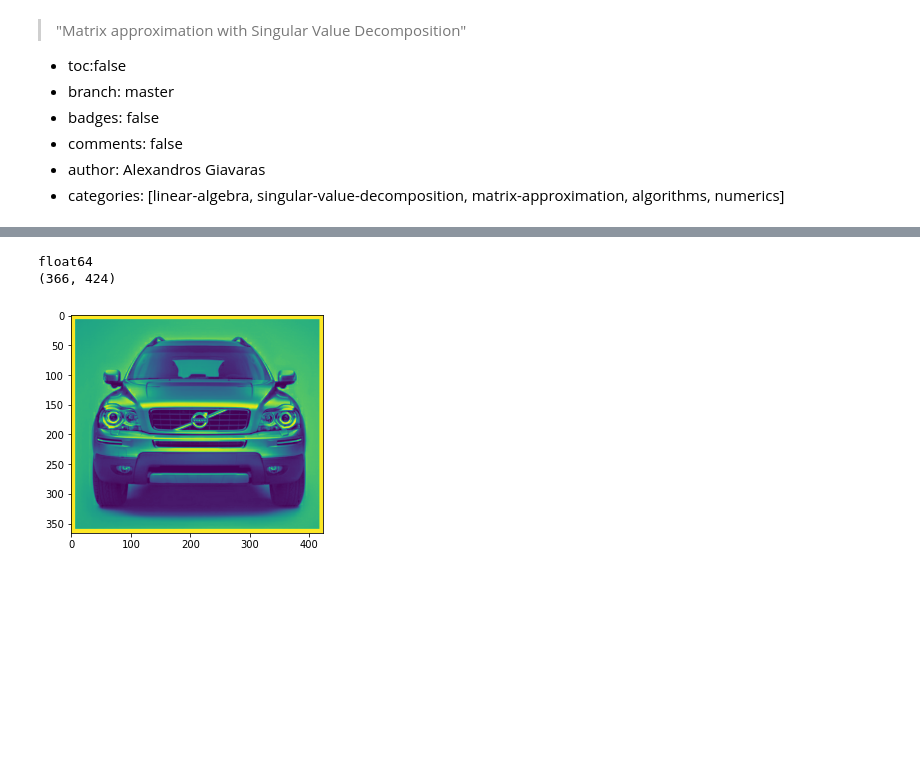
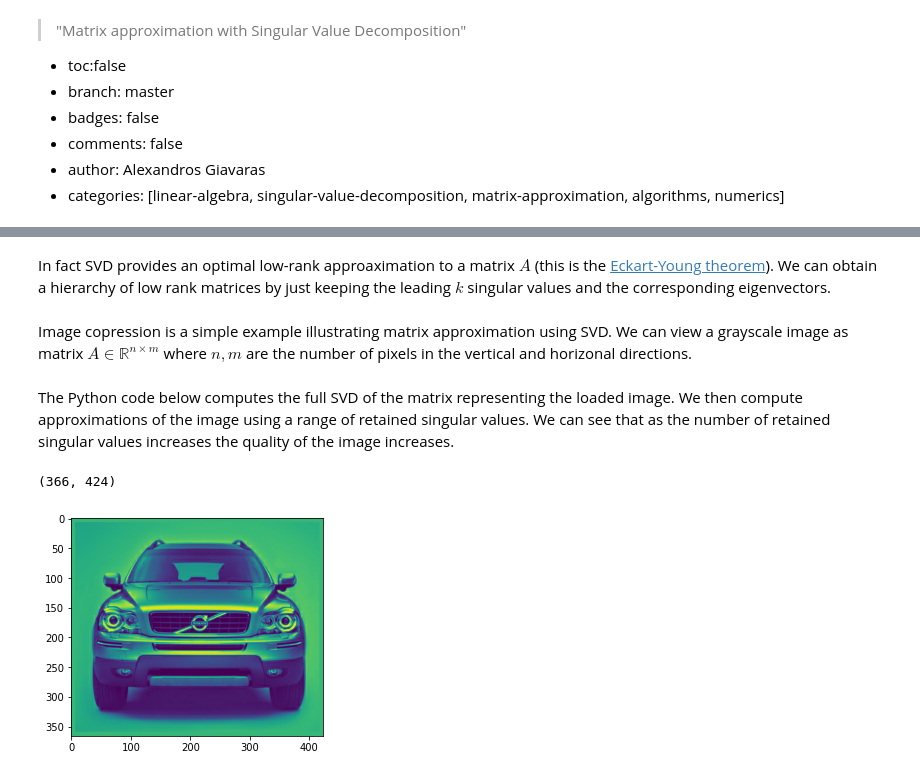
Before and after one commit to pockerman/qubit_opus, a Jupyter notebook: _notebooks/2013-03-14-matrix-approximation.ipynb, the cells around one changed output, grey strips where cells are left out. Drawn from its saved outputs; the diff is of its cells as text; code cells hidden in the pictures; blank space fills up the shorter version.

```diff
--- a/_notebooks/2013-03-14-matrix-approximation.ipynb
+++ b/_notebooks/2013-03-14-matrix-approximation.ipynb
@@ -11,3 +13,9 @@
+# %% [markdown]
+In fact SVD provides an optimal low-rank approaximation to a matrix $A$ (this is the <a href="https://en.wikipedia.org/wiki/Low-rank_approximation">Eckart-Young theorem</a>). We can obtain a hierarchy of low rank matrices by just keeping the leading $k$ singular values and the corresponding eigenvectors.
+# %% [markdown]
+Image copression is a simple example illustrating matrix approximation using SVD. We can view a grayscale image as matrix $A \in \mathbb{R}^{n\times m}$ where $n, m$ are the number of pixels in the vertical and horizonal directions.
+# %% [markdown]
+The Python code below computes the full SVD of the matrix representing the loaded image. We then compute approximations of the image using a range of retained singular values. We can see that as the number of retained singular values increases the quality of the image increases.
 # %%
 import numpy as np
 from matplotlib import image
@@ -17,15 +26,13 @@ def rgb2gray(rgb):
     return np.dot(rgb[...,:3], [0.2989, 0.5870, 0.1140])
 # %%
 # load image as pixel array
-data = image.imread('my_icons/volvo_img.png')
-data = rgb2gray(rgb=data)
+A = image.imread('my_icons/volvo_img.png')
+A = np.mean(A, -1)#rgb2gray(rgb=data)
 # summarize shape of the pixel array
-print(data.dtype)
-print(data.shape)
+print(A.shape)
 # display the array of pixels as an image
-plt.imshow(data)
+plt.imshow(A)
 plt.show()
 # %% [output]
-float64
 (366, 424)
-[figure, old version]
+[figure, new version]
```
Also changed, not shown: parts of 9 cells of this notebook.
